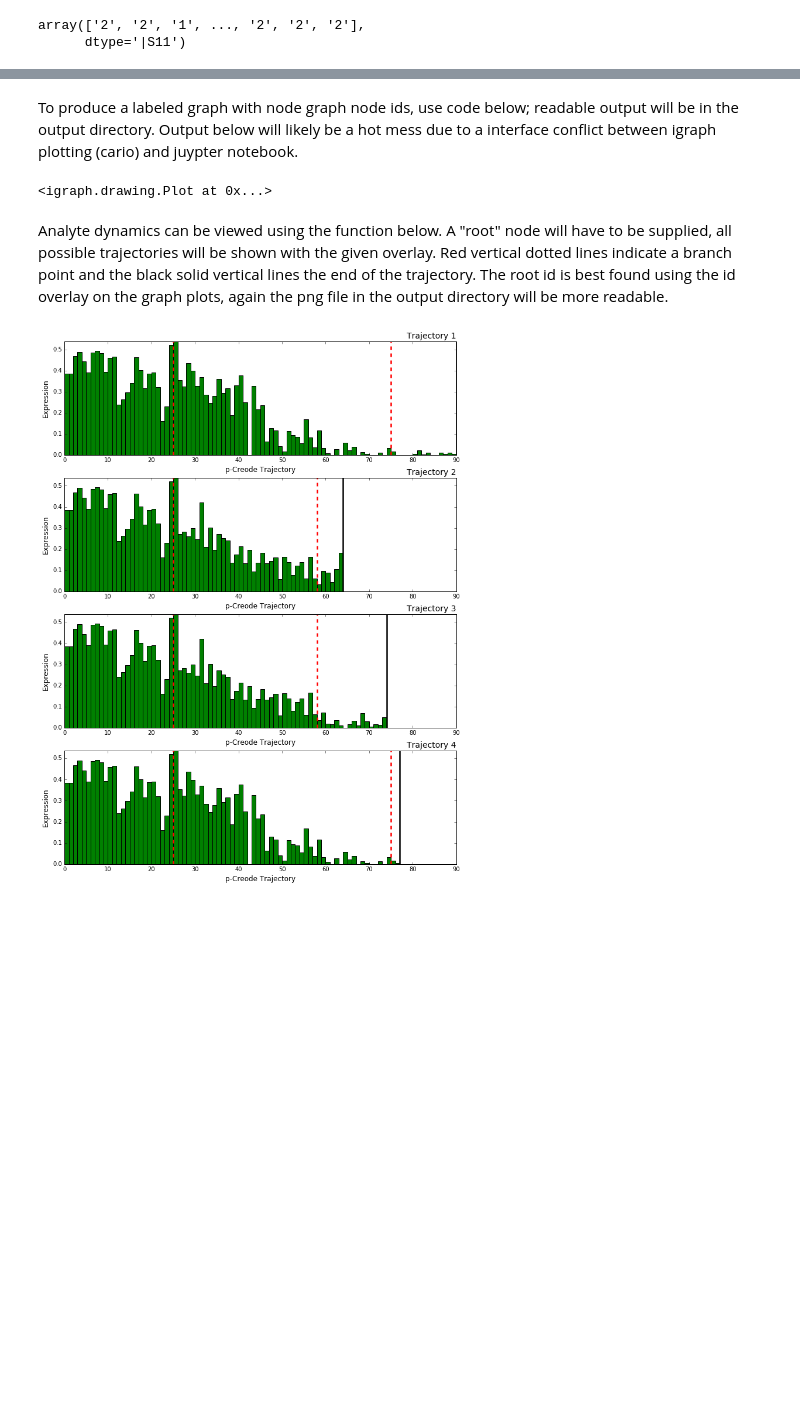
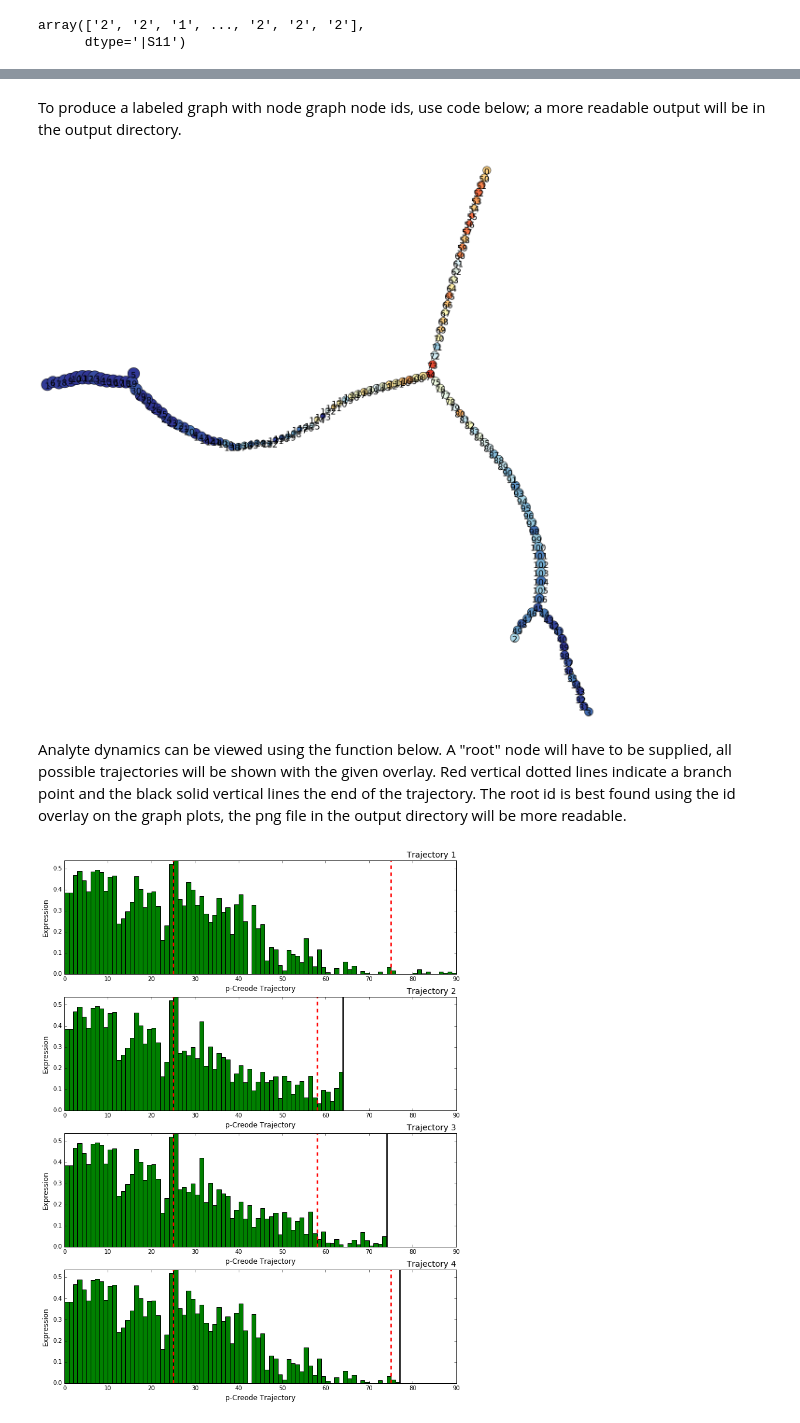
Before and after one commit to KenLauLab/pCreode, a Jupyter notebook: notebooks/pCreode_tutorial.ipynb, the cells around one changed output, grey strips where cells are left out. Saved outputs shown, nothing was run; the diff lists cells and outputs as text; code cells hidden in the pictures; blank space fills up the shorter version.

```diff
--- a/notebooks/pCreode_tutorial.ipynb
+++ b/notebooks/pCreode_tutorial.ipynb
@@ -324,11 +324,11 @@ analysis.plot_save_qual_graph( seed=seed, overlay=str_qual_data, file_out='3_clu
 # %% [markdown]
-To produce a labeled graph with node graph node ids, use code below; readable output will be in the output directory. Output below will likely be a hot mess due to a interface conflict between igraph plotting (cario) and juypter notebook.
+To produce a labeled graph with node graph node ids, use code below; a more readable output will be in the output directory.
 # %%
-analysis.plot_save_graph( seed=seed, overlay=data_raw.CD34, file_out='CD34_with_ids', upper_range=2.5, node_label_size=8)
+analysis.plot_save_graph( seed=seed, overlay=data_raw.CD34, file_out='CD34_with_ids', upper_range=2.5, node_label_size=18)
 # %% [output]
-<igraph.drawing.Plot at 0x...>
+[figure, added]
 # %% [markdown]
-Analyte dynamics can be viewed using the function below. A "root" node will have to be supplied, all possible trajectories will be shown with the given overlay. Red vertical dotted lines indicate a branch point and the black solid vertical lines the end of the trajectory. The root id is best found using the id overlay on the graph plots, again the png file in the output directory will be more readable.
+Analyte dynamics can be viewed using the function below. A "root" node will have to be supplied, all possible trajectories will be shown with the given overlay. Red vertical dotted lines indicate a branch point and the black solid vertical lines the end of the trajectory. The root id is best found using the id overlay on the graph plots, the png file in the output directory will be more readable.
 # %%
 analysis.plot_analyte_dynamics( data_raw.CD34, 0)
 # %% [output]
```
Also changed, not shown: parts of 7 cells of this notebook, 2 other files.
